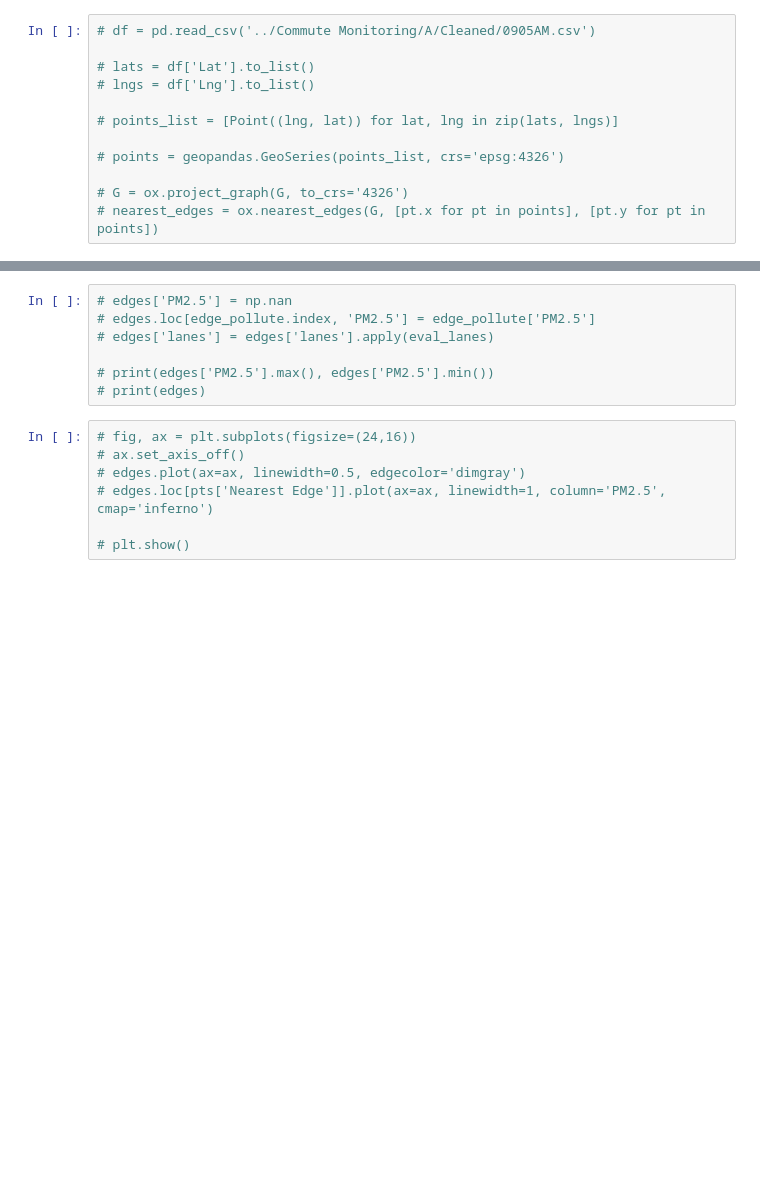
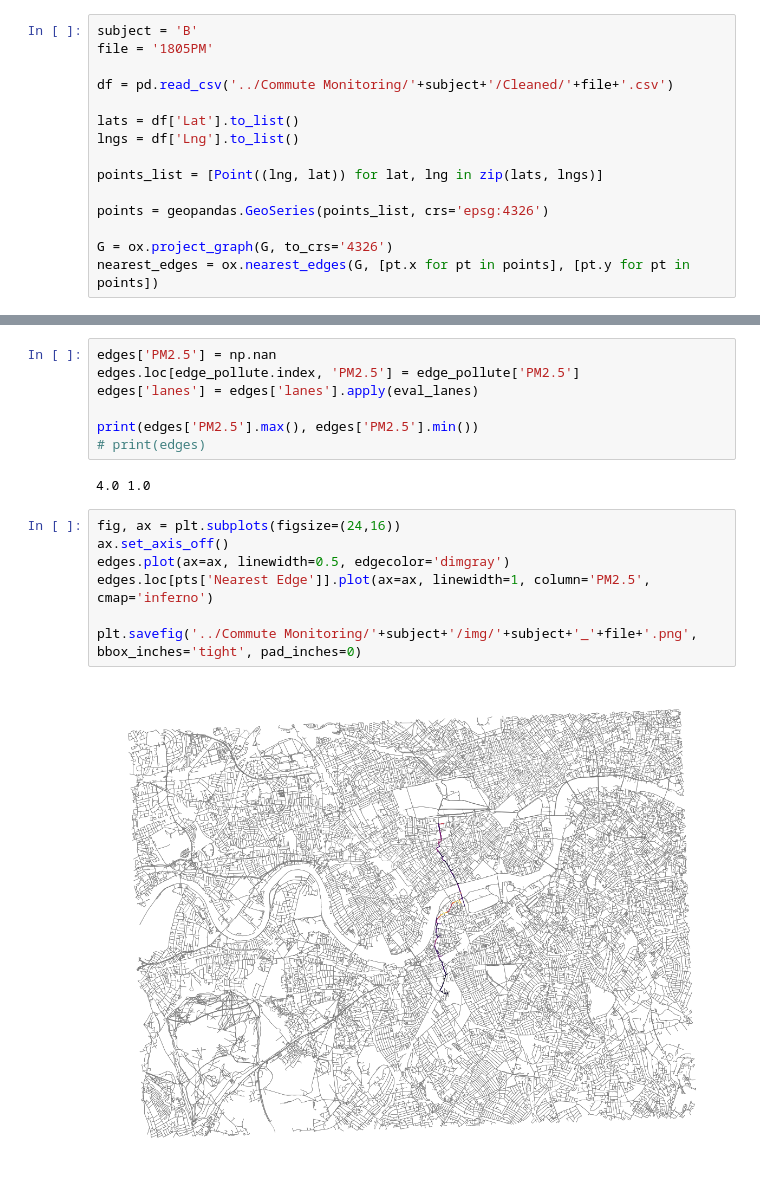
Before and after one commit to Langbridge/Respiratory-Aware-Routing, a Jupyter notebook: Mapping/osm_ptmatch.ipynb, the cells around one changed output, grey strips where cells are left out. Cells and saved outputs as stored; diff of their text form; blank space fills up the shorter version.

```diff
--- a/Mapping/osm_ptmatch.ipynb
+++ b/Mapping/osm_ptmatch.ipynb
@@ -130,13 +112,16 @@ Graph has 53679 nodes and we received 53679 results from elevation API
 # %%
-# df = pd.read_csv('../Commute Monitoring/A/Cleaned/0905AM.csv')
+subject = 'B'
+file = '1805PM'
 
-# lats = df['Lat'].to_list()
-# lngs = df['Lng'].to_list()
+df = pd.read_csv('../Commute Monitoring/'+subject+'/Cleaned/'+file+'.csv')
 
-# points_list = [Point((lng, lat)) for lat, lng in zip(lats, lngs)]
+lats = df['Lat'].to_list()
+lngs = df['Lng'].to_list()
 
-# points = geopandas.GeoSeries(points_list, crs='epsg:4326')
+points_list = [Point((lng, lat)) for lat, lng in zip(lats, lngs)]
 
-# G = ox.project_graph(G, to_crs='4326')
-# nearest_edges = ox.nearest_edges(G, [pt.x for pt in points], [pt.y for pt in points])
+points = geopandas.GeoSeries(points_list, crs='epsg:4326')
+
+G = ox.project_graph(G, to_crs='4326')
+nearest_edges = ox.nearest_edges(G, [pt.x for pt in points], [pt.y for pt in points])
 # %%
@@ -164,16 +148,20 @@ Graph has 53679 nodes and we received 53679 results from elevation API
 
 # edge_pollute
 # %%
-# edges['PM2.5'] = np.nan
-# edges.loc[edge_pollute.index, 'PM2.5'] = edge_pollute['PM2.5']
-# edges['lanes'] = edges['lanes'].apply(eval_lanes)
+edges['PM2.5'] = np.nan
+edges.loc[edge_pollute.index, 'PM2.5'] = edge_pollute['PM2.5']
+edges['lanes'] = edges['lanes'].apply(eval_lanes)
 
-# print(edges['PM2.5'].max(), edges['PM2.5'].min())
+print(edges['PM2.5'].max(), edges['PM2.5'].min())
 # print(edges)
+# %% [output]
+4.0 1.0
 # %%
-# fig, ax = plt.subplots(figsize=(24,16))
-# ax.set_axis_off()
-# edges.plot(ax=ax, linewidth=0.5, edgecolor='dimgray')
-# edges.loc[pts['Nearest Edge']].plot(ax=ax, linewidth=1, column='PM2.5', cmap='inferno')
+fig, ax = plt.subplots(figsize=(24,16))
+ax.set_axis_off()
+edges.plot(ax=ax, linewidth=0.5, edgecolor='dimgray')
+edges.loc[pts['Nearest Edge']].plot(ax=ax, linewidth=1, column='PM2.5', cmap='inferno')
 
-# plt.show()
+plt.savefig('../Commute Monitoring/'+subject+'/img/'+subject+'_'+file+'.png', bbox_inches='tight', pad_inches=0)
+# %% [output]
+[figure, added]
```
Also changed, not shown: parts of 2 cells of this notebook, 8 other files.
